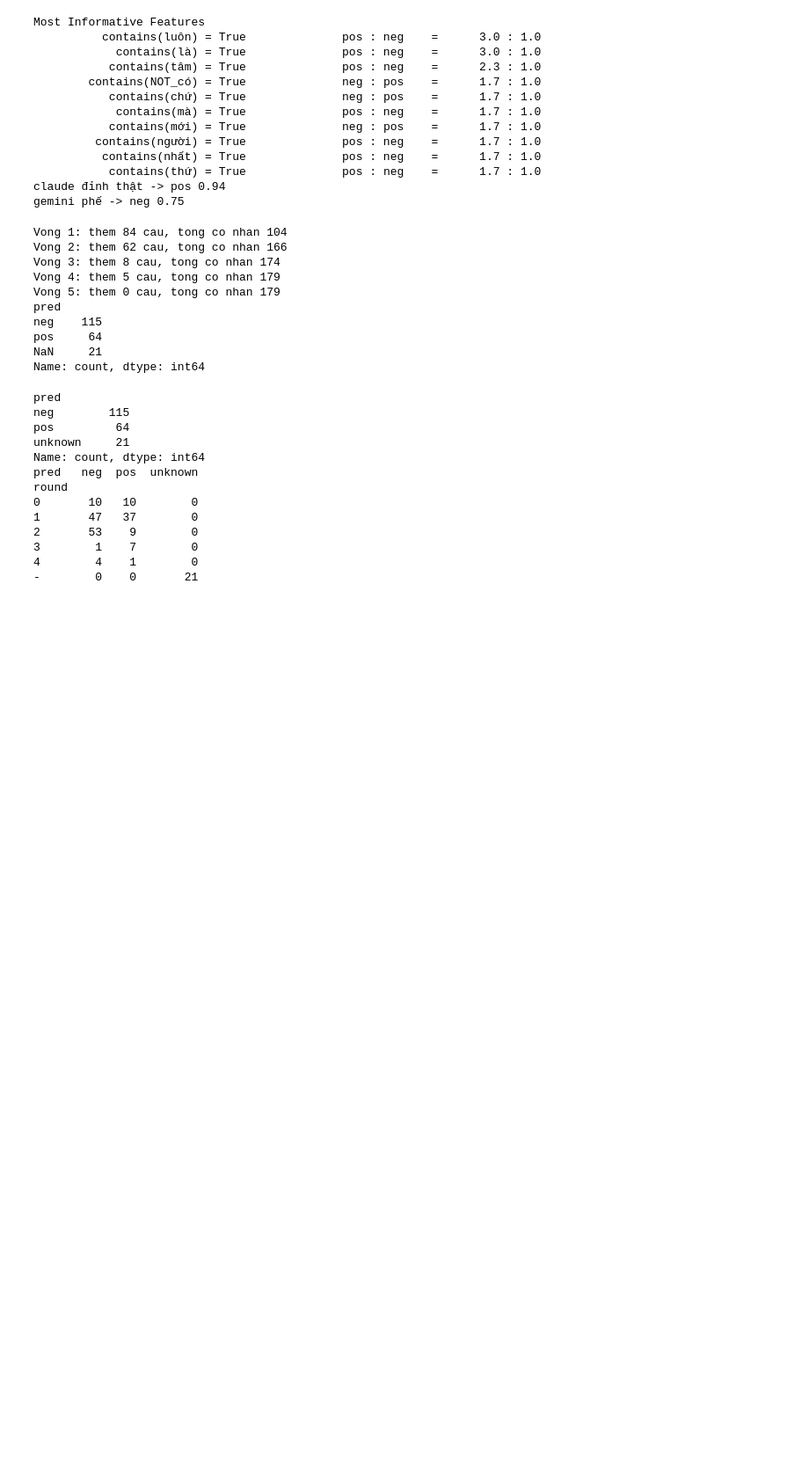
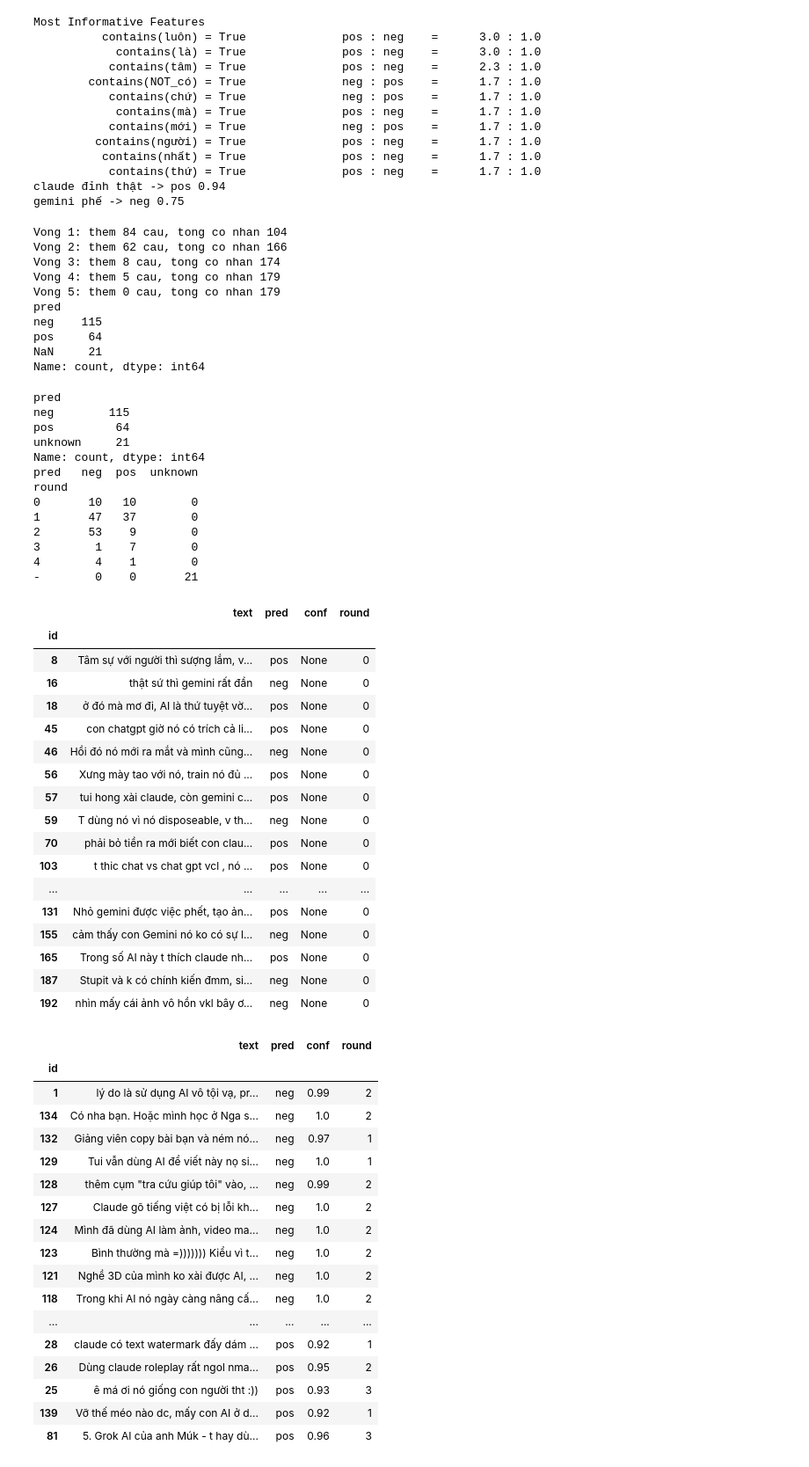
Before and after one commit to thanhgiang0607/NLP_Baitapnhom, a Jupyter notebook: Phan1/1_SemiSupervised/semi_supervised.ipynb, the cells around one changed output. Shown at 88% size. Cells and saved outputs as stored; diff of their text form; code cells hidden in the pictures; blank space fills up the shorter version.

```diff
--- a/Phan1/1_SemiSupervised/semi_supervised.ipynb
+++ b/Phan1/1_SemiSupervised/semi_supervised.ipynb
@@ -132,3 +132,48 @@ round
 3        1    7        0
 4        4    1        0
 -        0    0       21
+# %%
+pd.set_option("display.max_rows", None)
+pd.set_option("display.max_colwidth", None)
+cols = ["text", "pred", "conf", "round"]
+
+display(df[df["round"] == 0].set_index("id")[cols])
+display(df[df["round"].fillna(0) > 0].sort_values("pred").set_index("id")[cols])
+display(df[df["pred"] == "unknown"].set_index("id")[cols])
+# %% [output]
+|  | text | pred | conf | round |
+| id |  |  |  |  |
+| 8 | Tâm sự với người thì sượng lắm, v... | pos | None | 0 |
+| 16 | thật sứ thì gemini rất đần | neg | None | 0 |
+| 18 | ở đó mà mơ đi, AI là thứ tuyệt vờ... | pos | None | 0 |
+| 45 | con chatgpt giờ nó có trích cả li... | pos | None | 0 |
+| 46 | Hồi đó nó mới ra mắt và mình cũng... | neg | None | 0 |
+| 56 | Xưng mày tao với nó, train nó đủ ... | pos | None | 0 |
+| 57 | tui hong xài claude, còn gemini c... | pos | None | 0 |
+| 59 | T dùng nó vì nó disposeable, v th... | neg | None | 0 |
+| 70 | phải bỏ tiền ra mới biết con clau... | pos | None | 0 |
+| 103 | t thic chat vs chat gpt vcl , nó ... | pos | None | 0 |
+| ... | ... | ... | ... | ... |
+| 131 | Nhỏ gemini được việc phết, tạo ản... | pos | None | 0 |
+| 155 | cảm thấy con Gemini nó ko có sự l... | neg | None | 0 |
+| 165 | Trong số AI này t thích claude nh... | pos | None | 0 |
+| 187 | Stupit và k có chính kiến đmm, si... | neg | None | 0 |
+| 192 | nhìn mấy cái ảnh vô hồn vkl bây ơ... | neg | None | 0 |
+|  | text | pred | conf | round |
+| id |  |  |  |  |
+| 1 | lý do là sử dụng AI vô tội vạ, pr... | neg | 0.99 | 2 |
+| 134 | Có nha bạn. Hoặc mình học ở Nga s... | neg | 1.0 | 2 |
+| 132 | Giảng viên copy bài bạn và ném nó... | neg | 0.97 | 1 |
+| 129 | Tui vẫn dùng AI để viết này nọ si... | neg | 1.0 | 1 |
+| 128 | thêm cụm "tra cứu giúp tôi" vào, ... | neg | 0.99 | 2 |
+| 127 | Claude gõ tiếng việt có bị lỗi kh... | neg | 1.0 | 2 |
+| 124 | Mình đã dùng AI làm ảnh, video ma... | neg | 1.0 | 2 |
+| 123 | Bình thường mà =))))))) Kiểu vì t... | neg | 1.0 | 2 |
+| 121 | Nghề 3D của mình ko xài được AI, ... | neg | 1.0 | 2 |
+| 118 | Trong khi AI nó ngày càng nâng cấ... | neg | 1.0 | 2 |
+| ... | ... | ... | ... | ... |
+| 28 | claude có text watermark đấy dám ... | pos | 0.92 | 1 |
+| 26 | Dùng claude roleplay rất ngol nma... | pos | 0.95 | 2 |
+| 25 | ê má ơi nó giống con người tht :)) | pos | 0.93 | 3 |
+| 139 | Vỡ thế méo nào dc, mấy con AI ở d... | pos | 0.92 | 1 |
+| 81 | 5. Grok AI của anh Múk - t hay dù... | pos | 0.96 | 3 |
```
Also changed, not shown: parts of 3 cells of this notebook.
